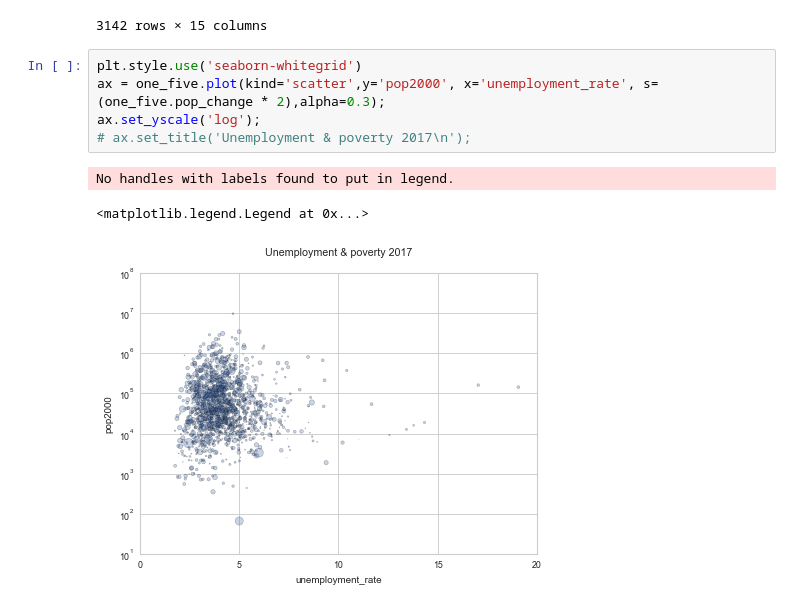
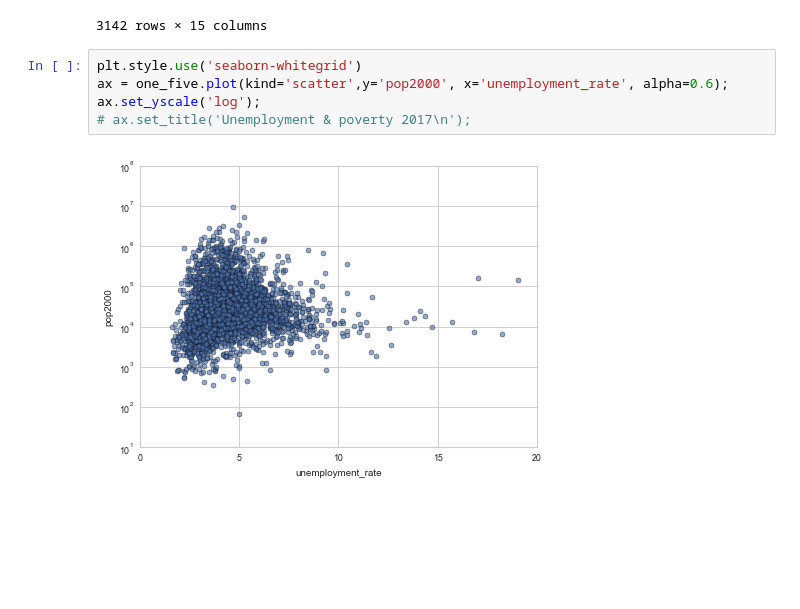
Before and after one commit to ukrainian-serge/open_intro_statistics, a Jupyter notebook: chap_1.1-.ipynb, the cells around one changed output. Saved outputs shown, nothing was run; the diff lists cells and outputs as text; blank space fills up the shorter version.

Commit message:
scatter 1.8 MIGHT SWITCH TO BOKEH

```diff
--- a/chap_1.1-.ipynb
+++ b/chap_1.1-.ipynb
@@ -108,10 +108,8 @@ one_five
 3142 rows × 15 columns
 # %%
 plt.style.use('seaborn-whitegrid')
-ax = one_five.plot(kind='scatter',y='pop2000', x='unemployment_rate', s=(one_five.pop_change * 2),alpha=0.3);
+ax = one_five.plot(kind='scatter',y='pop2000', x='unemployment_rate', alpha=0.6);
 ax.set_yscale('log');
 # ax.set_title('Unemployment & poverty 2017\n');
 # %% [output]
-No handles with labels found to put in legend.
-<matplotlib.legend.Legend at 0x...>
-[figure, old version]
+[figure, new version]
```
